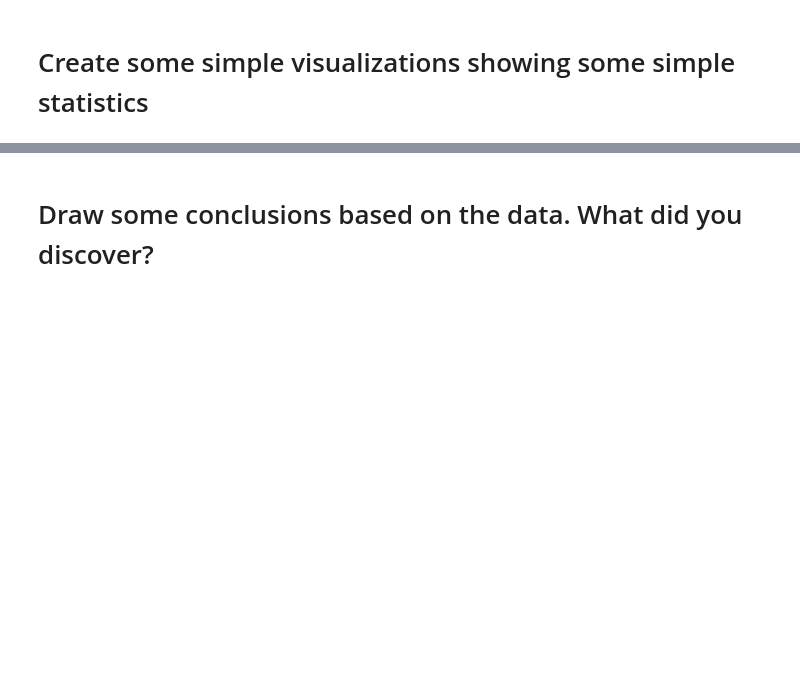
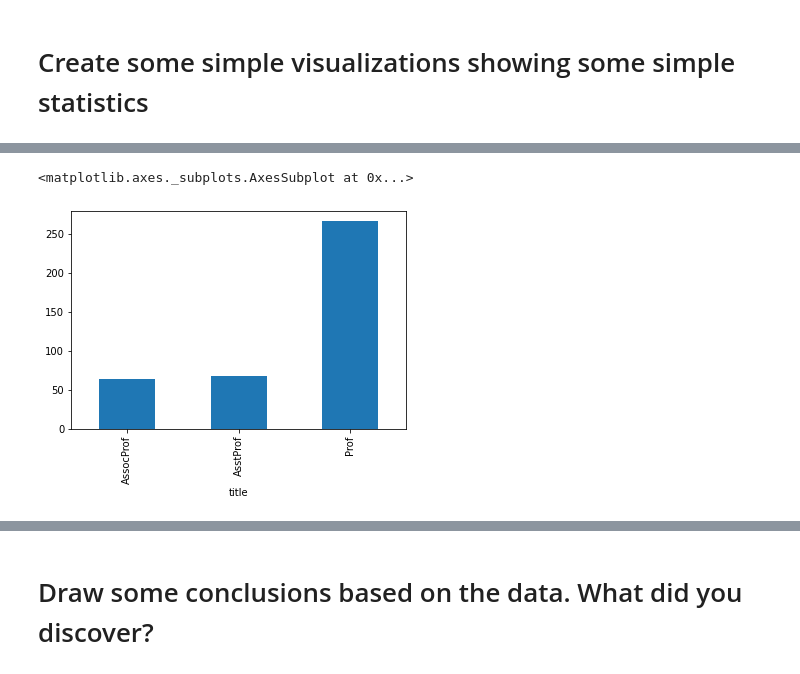
Before and after one commit to bwilli2086/data_analytics, a Jupyter notebook: Python/Unit3_Python_Advanced_Pandas_DataWrangling_Assignment.ipynb, the cells around one changed output, grey strips where cells are left out. Drawn from its saved outputs; the diff is of its cells as text; code cells hidden in the pictures; blank space fills up the shorter version.

```diff
--- a/Python/Unit3_Python_Advanced_Pandas_DataWrangling_Assignment.ipynb
+++ b/Python/Unit3_Python_Advanced_Pandas_DataWrangling_Assignment.ipynb
@@ -233,0 +314,6 @@ Your observations from the visuals:
+# %%
+df
+df.groupby(['title'])['salary'].count().plot(kind='bar')
+# %% [output]
+<matplotlib.axes._subplots.AxesSubplot at 0x...>
+[figure, added]
```
Also changed, not shown: parts of 24 cells of this notebook.
